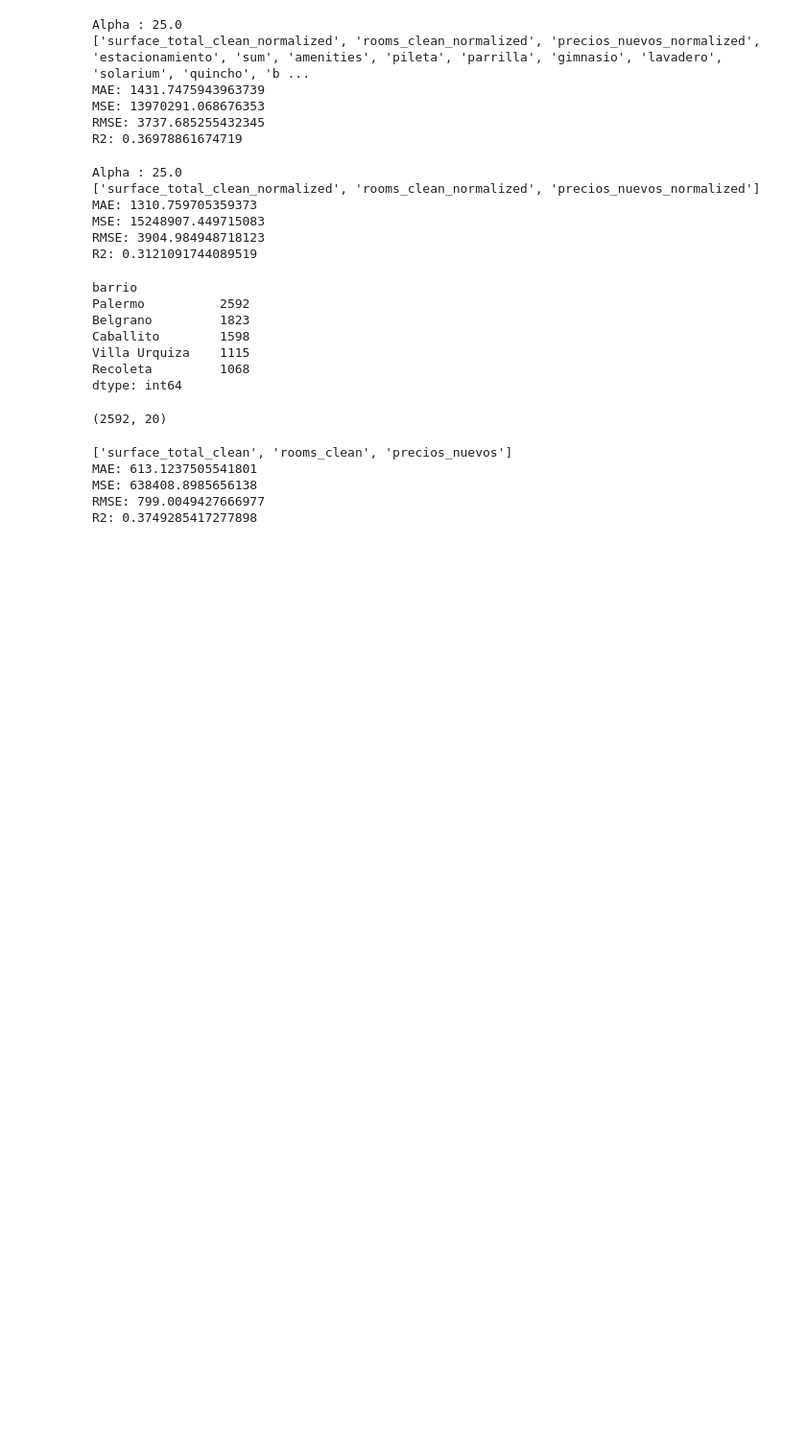
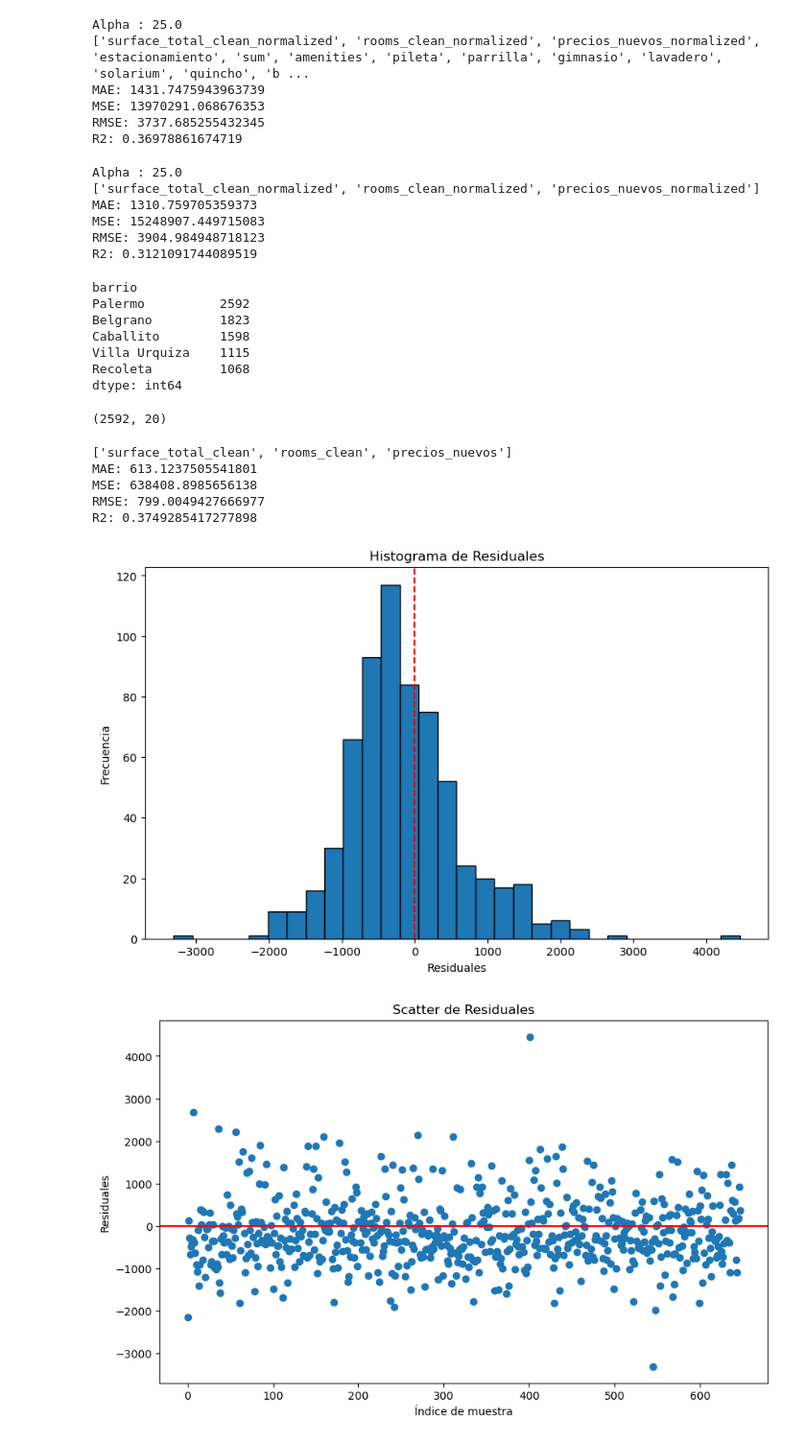
Before and after one commit to juansv2k2/property-price-analysis, a Jupyter notebook: tp_parte2-no-imput.ipynb, the cells around one changed output. Shown at 96% size. Cells and saved outputs as stored; diff of their text form; code cells hidden in the pictures; blank space fills up the shorter version.

```diff
--- a/tp_parte2-no-imput.ipynb
+++ b/tp_parte2-no-imput.ipynb
@@ -580,7 +580,7 @@ properatti_palermo.shape
 # %%
 #Palermo tiene 2592 campos no nulos
 #Se realiza una regresión Lineal Múltiple sobre el df Palermo
-def train_test_error(feature_cols):
+def train_test_error_palermo(feature_cols):
     X = properatti_palermo[feature_cols]
     y = properatti_palermo.price_usd_per_m2
 
@@ -589,23 +589,45 @@ def train_test_error(feature_cols):
     linreg.fit(X_train, y_train)
     y_pred = linreg.predict(X_test)
 
-
     print (feature_cols)
     print ('MAE:', metrics.mean_absolute_error(y_test, y_pred))
     print ('MSE:', metrics.mean_squared_error(y_test, y_pred))
     print ('RMSE:', np.sqrt(metrics.mean_squared_error(y_test, y_pred)))
     print ('R2:', metrics.r2_score(y_test, y_pred))
     print ()
+
+    #definimos los residuales para graficar
+    residuales = y_test - y_pred
+
+    #graficamos el histograma de residuales
+    plt.figure(figsize=(10, 6))
+    plt.hist(residuales, bins=30, edgecolor='black')
+    plt.axvline(x=0, color='r', linestyle='--')
+    plt.title('Histograma de Residuales')
+    plt.xlabel('Residuales')
+    plt.ylabel('Frecuencia')
+    plt.show()
+
+    #graficamos el scatter de residuales
+    plt.figure(figsize=(10, 6))
+    plt.scatter(np.arange(len(residuales)), residuales)
+    plt.axhline(y=0, color='r')
+    plt.title('Scatter de Residuales')
+    plt.xlabel('Índice de muestra')
+    plt.ylabel('Residuales')
+    plt.show()
     return
 # %%
 #Pruebo sin amenities
-train_test_error(["surface_total_clean", "rooms_clean", "precios_nuevos"])
+train_test_error_palermo(["surface_total_clean", "rooms_clean", "precios_nuevos"])
 # %% [output]
 ['surface_total_clean', 'rooms_clean', 'precios_nuevos']
 MAE: 613.1237505541801
 MSE: 638408.8985656138
 RMSE: 799.0049427666977
 R2: 0.3749285417277898
+[figure, added]
+[figure, added]
 # %%
 #Pruebo los valores con amenities
 features = ["surface_total_clean_normalized", "rooms_clean_normalized", "precios_nuevos_normalized", "estacionamiento", "sum", "amenities", "pileta", "parrilla", "gimnasio", "lavadero", "solarium", "quincho", "baulera", "terraza"]
```
Also changed, not shown: parts of 17 cells of this notebook.
